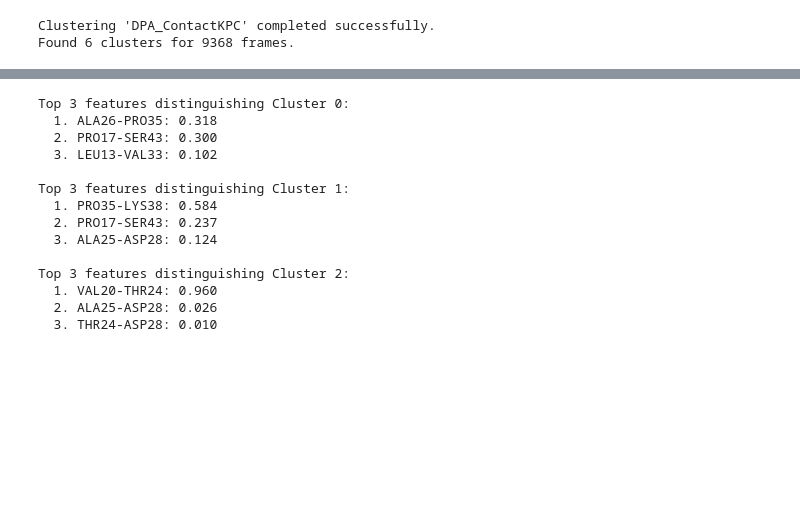
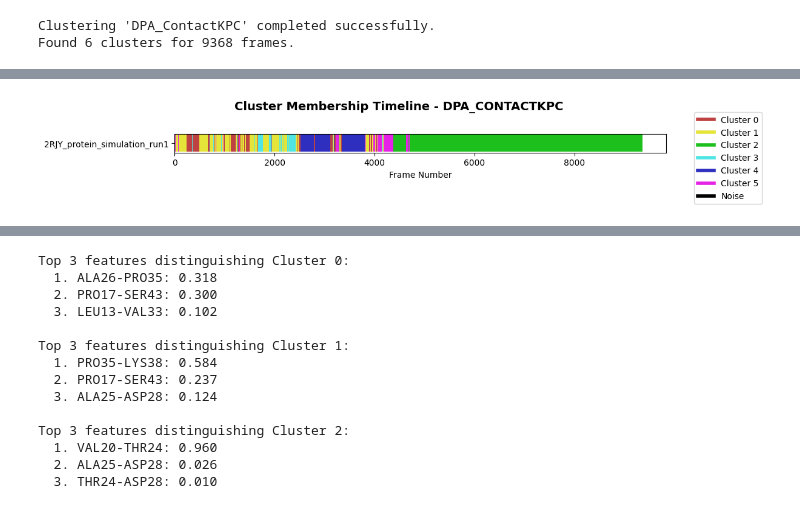
Before and after one commit to maximilian-salomon/mdxplain, a Jupyter notebook: tutorials/00_introduction.ipynb, the cells around one changed output, grey strips where cells are left out. Saved outputs shown, nothing was run; the diff lists cells and outputs as text; code cells hidden in the pictures; blank space fills up the shorter version.

```diff
--- a/tutorials/00_introduction.ipynb
+++ b/tutorials/00_introduction.ipynb
@@ -166 +180,7 @@ Found 6 clusters for 9368 frames.
+# %%
+fig = pipeline.plots.clustering.membership(
+    clustering_name="DPA_ContactKPC",
+)
+# %% [output]
+[figure, added]
 # %% [markdown]
```
Also changed, not shown: parts of 9 cells of this notebook, 8 other files.
